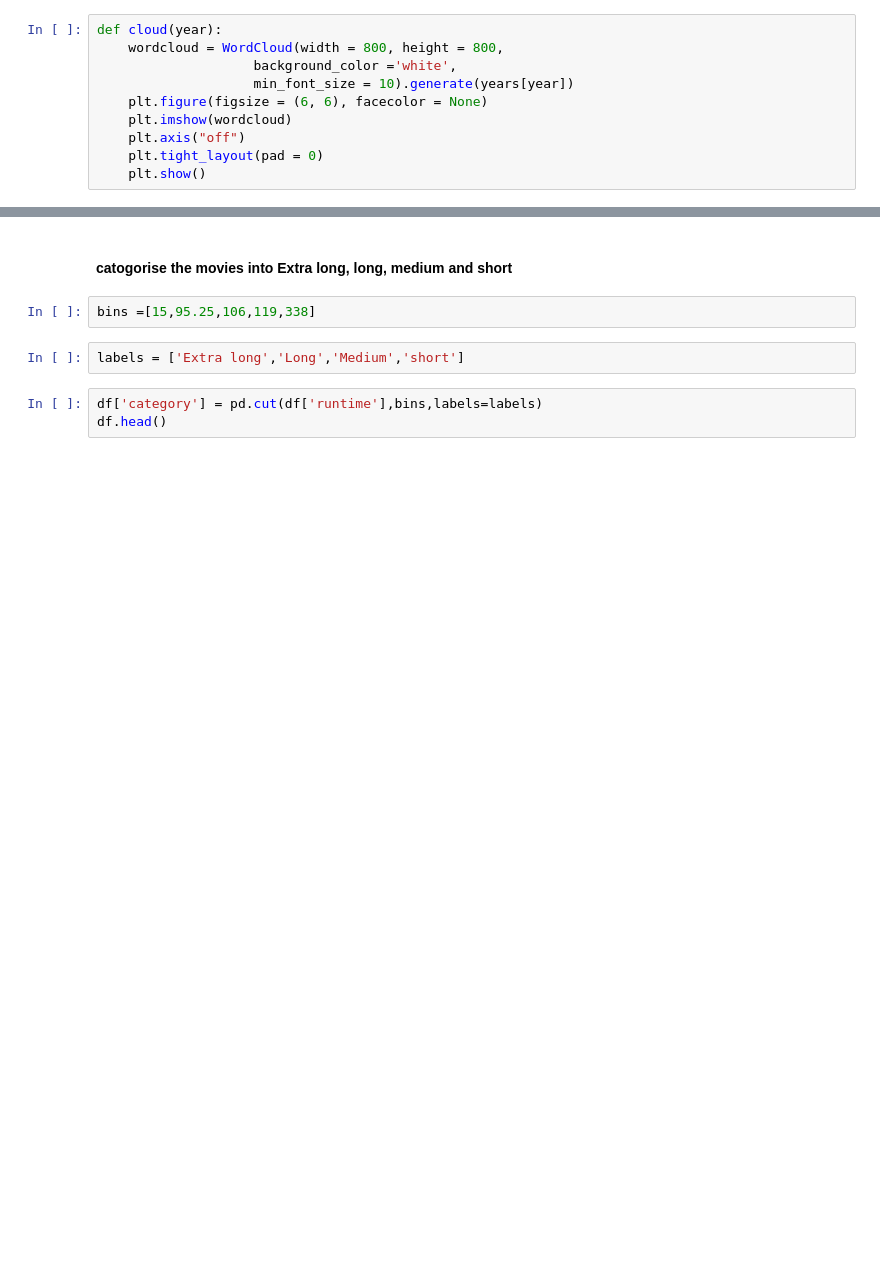
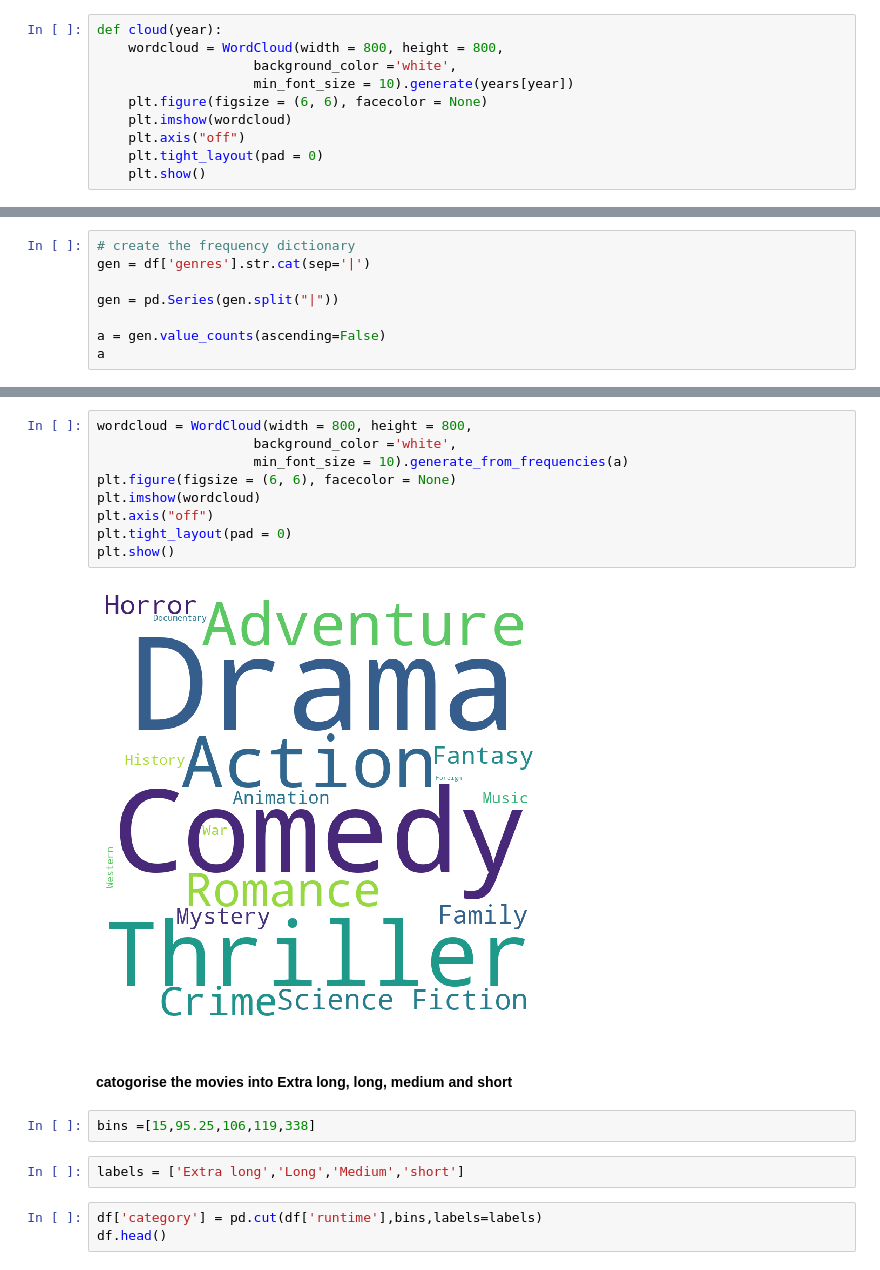
Before and after one commit to adigeak/tmdb_analysis, a Jupyter notebook: Investigate_a_Dataset.ipynb, the cells around one changed output, grey strips where cells are left out. Saved outputs shown, nothing was run; the diff lists cells and outputs as text; blank space fills up the shorter version.

```diff
--- a/Investigate_a_Dataset.ipynb
+++ b/Investigate_a_Dataset.ipynb
@@ -303,0 +328,8 @@ Enter year in b/w 1960-2015 2015
+# %%
+# create the frequency dictionary
+gen = df['genres'].str.cat(sep='|')
+
+gen = pd.Series(gen.split("|"))
+
+a = gen.value_counts(ascending=False)
+a
@@ -304,3 +354,14 @@ Enter year in b/w 1960-2015 2015
+# %%
+wordcloud = WordCloud(width = 800, height = 800,
+                    background_color ='white',
+                    min_font_size = 10).generate_from_frequencies(a)
+plt.figure(figsize = (6, 6), facecolor = None)
+plt.imshow(wordcloud)
+plt.axis("off")
+plt.tight_layout(pad = 0)
+plt.show()
+# %% [output]
+[figure, added]
 # %% [markdown]
 #### catogorise the movies into Extra long, long, medium and short
 # %%
```
Also changed, not shown: parts of 19 cells of this notebook.
